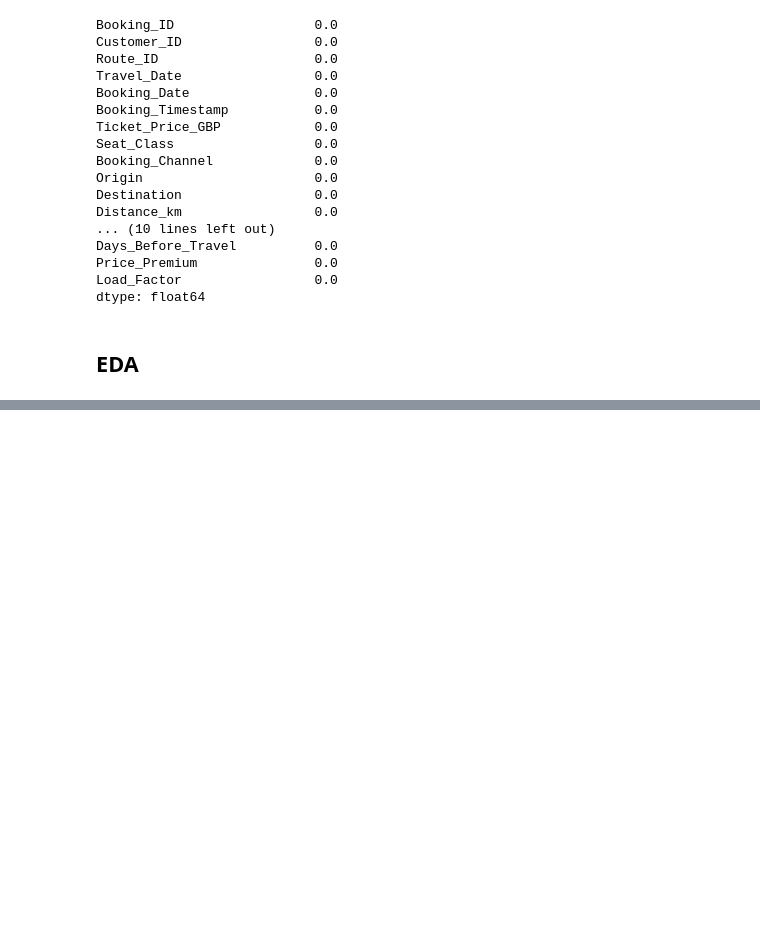
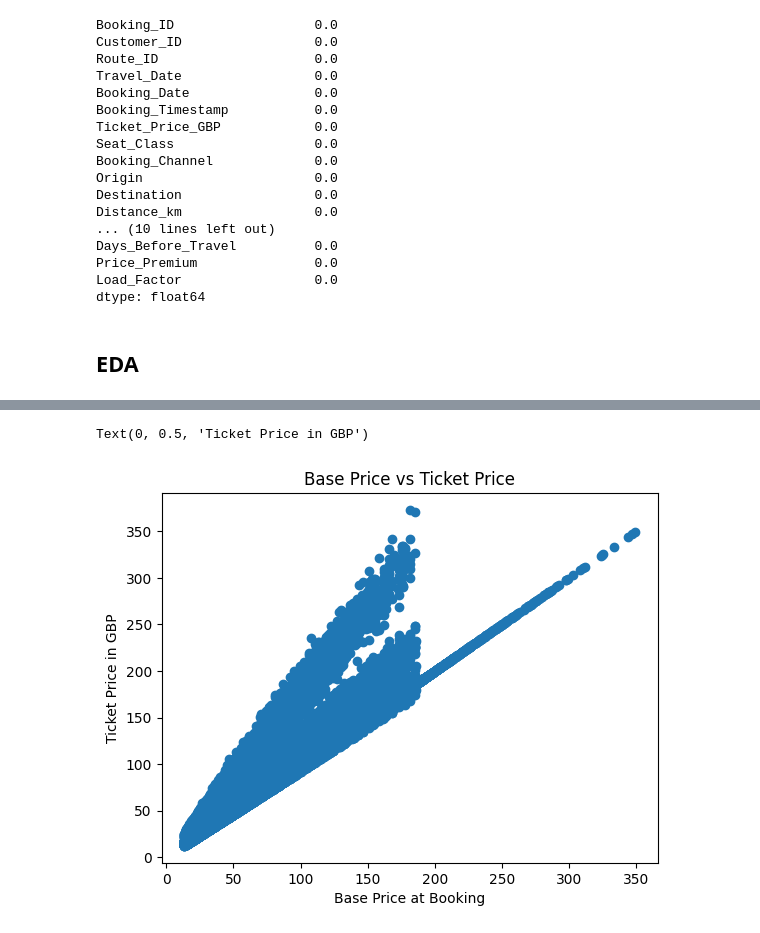
Before and after one commit to michizler/voyage-rails-analytics, a Jupyter notebook: preprocessing/clean.ipynb, the cells around one changed output, grey strips where cells are left out. Saved outputs shown, nothing was run; the diff lists cells and outputs as text; code cells hidden in the pictures; blank space fills up the shorter version.

```diff
--- a/preprocessing/clean.ipynb
+++ b/preprocessing/clean.ipynb
@@ -303,0 +337,8 @@ dtype: float64
+# %%
+plt.scatter(travel_data['Base_Price_At_Booking'], travel_data['Ticket_Price_GBP'])
+plt.title('Base Price vs Ticket Price')
+plt.xlabel('Base Price at Booking')
+plt.ylabel('Ticket Price in GBP')
+# %% [output]
+Text(0, 0.5, 'Ticket Price in GBP')
+[figure, added]
```
Also changed, not shown: parts of 6 cells of this notebook.
